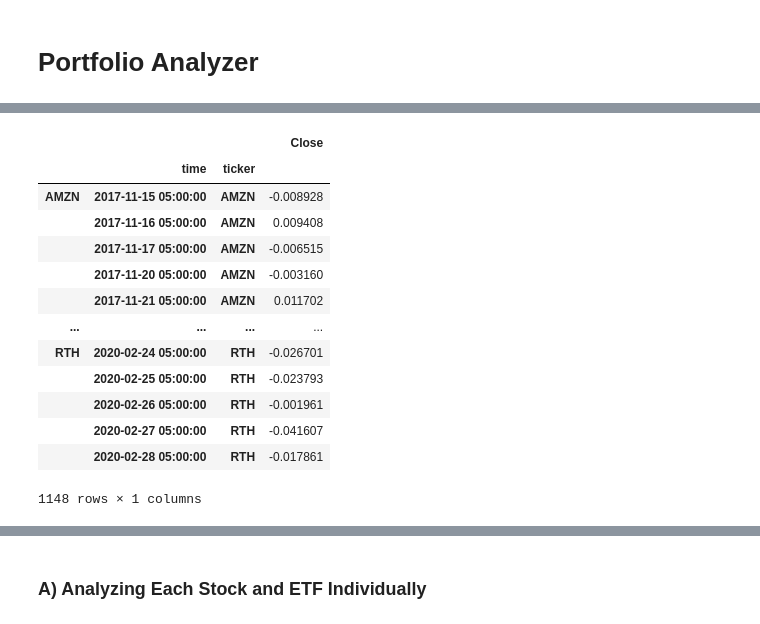
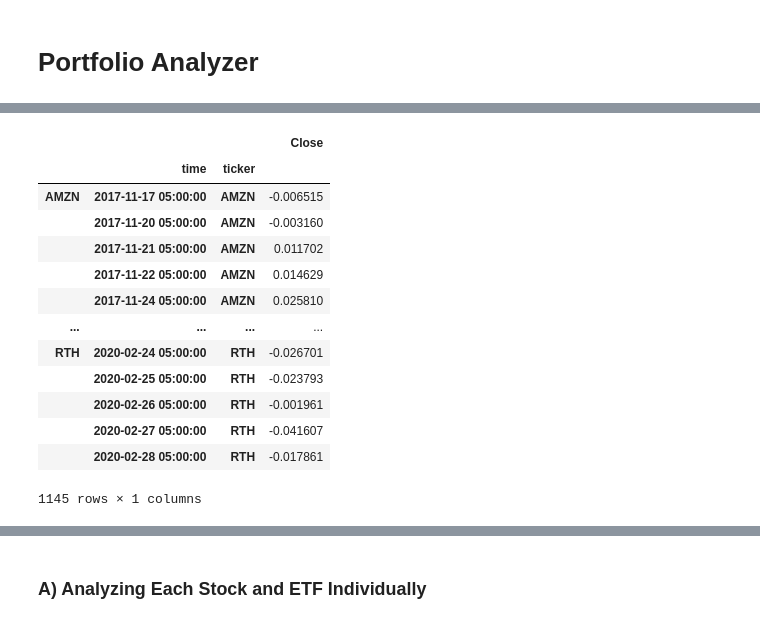
Before and after one commit to jha-ayush/COVID-financial-portfolio-analysis, a Jupyter notebook: prepandemic_financial_portfolio_analyzer.ipynb, the cells around one changed output, grey strips where cells are left out. Drawn from its saved outputs; the diff is of its cells as text; code cells hidden in the pictures.

```diff
--- a/prepandemic_financial_portfolio_analyzer.ipynb
+++ b/prepandemic_financial_portfolio_analyzer.ipynb
@@ -253,21 +250,21 @@ XLE_daily_returns_df
 # %%
-tech_daily_returns = pd.concat([AMZN_daily_return_df, RTH_daily_return_df], keys=["AMZN","RTH"])
+tech_daily_returns = pd.concat([AMZN_daily_returns_df, RTH_daily_returns_df], keys=["AMZN","RTH"])
 tech_daily_returns
 # %% [output]
 |  |  |  | Close |
 |  | time | ticker |  |
-| AMZN | 2017-11-15 05:00:00 | AMZN | -0.008928 |
-|  | 2017-11-16 05:00:00 | AMZN | 0.009408 |
-|  | 2017-11-17 05:00:00 | AMZN | -0.006515 |
+| AMZN | 2017-11-17 05:00:00 | AMZN | -0.006515 |
 |  | 2017-11-20 05:00:00 | AMZN | -0.003160 |
 |  | 2017-11-21 05:00:00 | AMZN | 0.011702 |
+|  | 2017-11-22 05:00:00 | AMZN | 0.014629 |
+|  | 2017-11-24 05:00:00 | AMZN | 0.025810 |
 | ... | ... | ... | ... |
 | RTH | 2020-02-24 05:00:00 | RTH | -0.026701 |
 |  | 2020-02-25 05:00:00 | RTH | -0.023793 |
 |  | 2020-02-26 05:00:00 | RTH | -0.001961 |
 |  | 2020-02-27 05:00:00 | RTH | -0.041607 |
 |  | 2020-02-28 05:00:00 | RTH | -0.017861 |
-1148 rows × 1 columns
+1145 rows × 1 columns
 # %%
 RE_daily_returns = pd.concat([AMT_daily_returns_df, IYR_daily_returns_df], keys=["AMT","IYR"])
 RE_daily_returns
```
Also changed, not shown: parts of 56 cells of this notebook, 1 other file.
